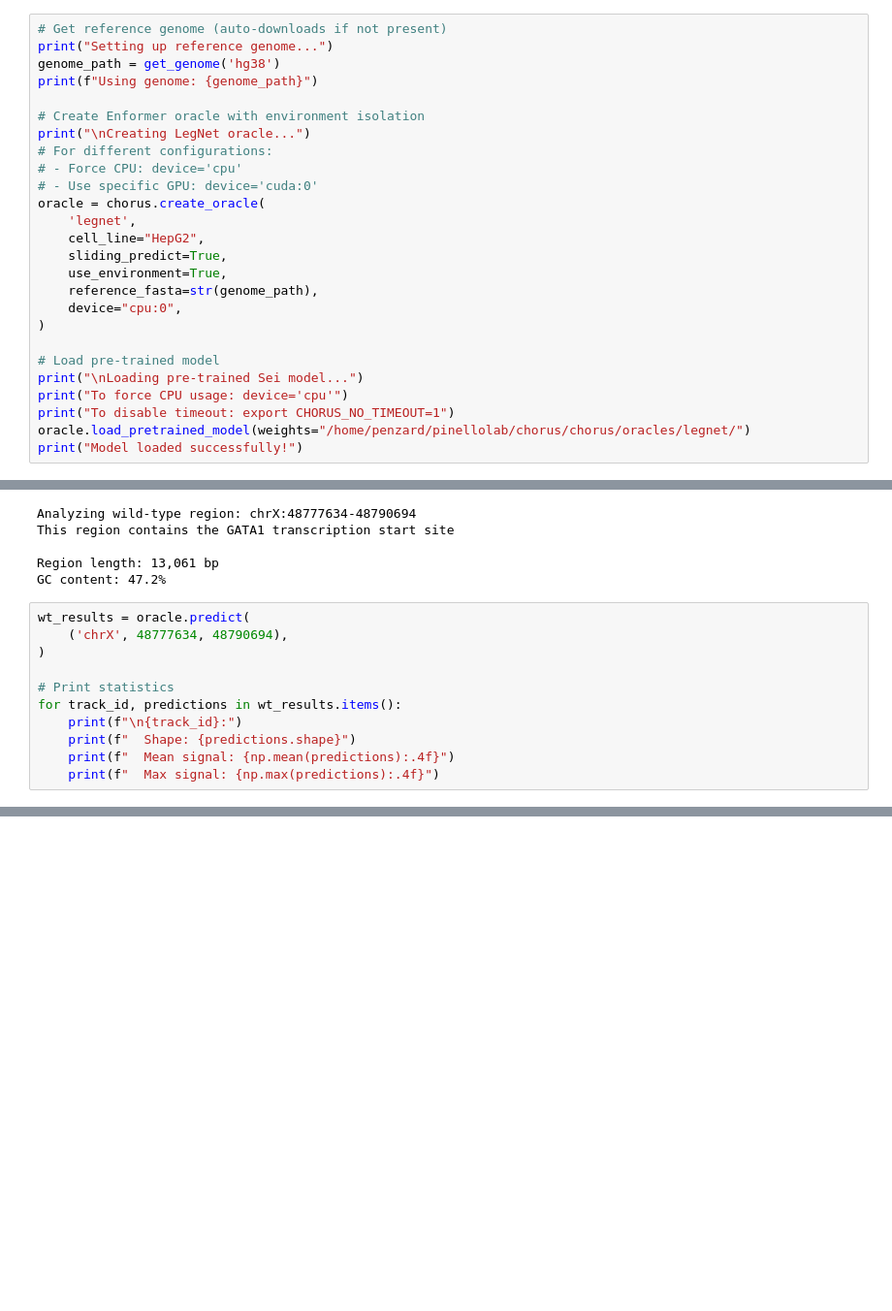
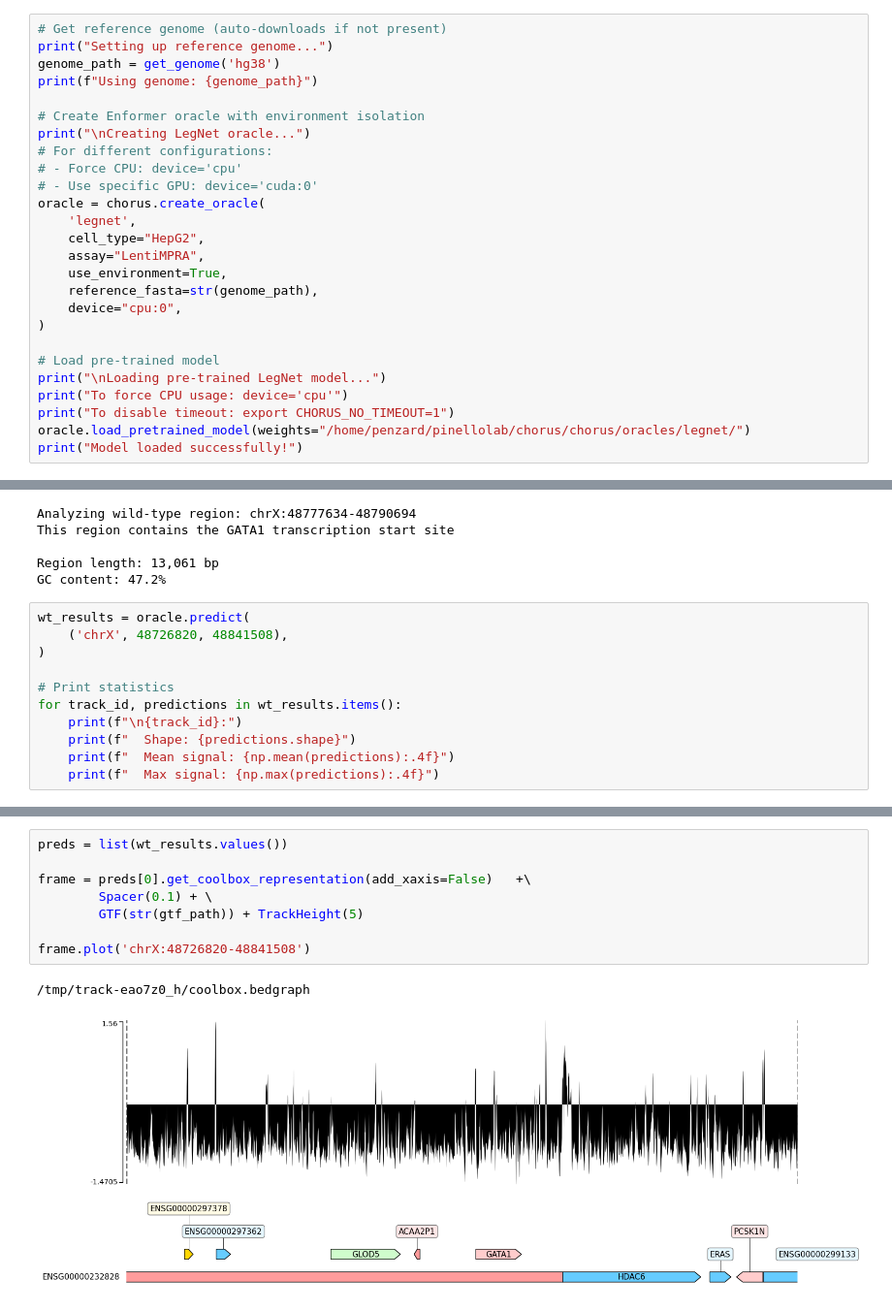
Before and after one commit to pinellolab/chorus, a Jupyter notebook: examples/legnet_gata_example.ipynb, the cells around one changed output, grey strips where cells are left out. Shown at 97% size. Saved outputs shown, nothing was run; the diff lists cells and outputs as text; blank space fills up the shorter version.

```diff
--- a/examples/legnet_gata_example.ipynb
+++ b/examples/legnet_gata_example.ipynb
@@ -77,15 +79,15 @@ print("\nCreating LegNet oracle...")
 # - Use specific GPU: device='cuda:0'
 oracle = chorus.create_oracle(
     'legnet',
-    cell_line="HepG2",
-    sliding_predict=True,
+    cell_type="HepG2",
+    assay="LentiMPRA",
     use_environment=True,
     reference_fasta=str(genome_path),
     device="cpu:0",
 )
 
 # Load pre-trained model
-print("\nLoading pre-trained Sei model...")
+print("\nLoading pre-trained LegNet model...")
 print("To force CPU usage: device='cpu'")
 print("To disable timeout: export CHORUS_NO_TIMEOUT=1")
 oracle.load_pretrained_model(weights="/home/penzard/pinellolab/chorus/chorus/oracles/legnet/")
@@ -138,7 +144,7 @@ Region length: 13,061 bp
 GC content: 47.2%
 # %%
 wt_results = oracle.predict(
-    ('chrX', 48777634, 48790694),
+    ('chrX', 48726820, 48841508),
 )
 
 # Print statistics
@@ -604,0 +165,11 @@ Saved 1 files
+# %%
+preds = list(wt_results.values())
+
+frame = preds[0].get_coolbox_representation(add_xaxis=False)   +\
+        Spacer(0.1) + \
+        GTF(str(gtf_path)) + TrackHeight(5)
+
+frame.plot('chrX:48726820-48841508')
+# %% [output]
+/tmp/track-eao7z0_h/coolbox.bedgraph
+[figure, added]
```
Also changed, not shown: parts of 25 cells of this notebook, 11 other files.
